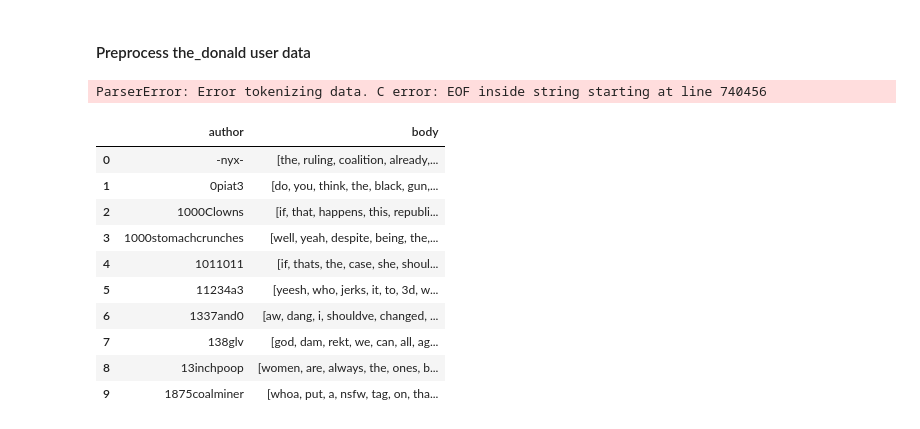
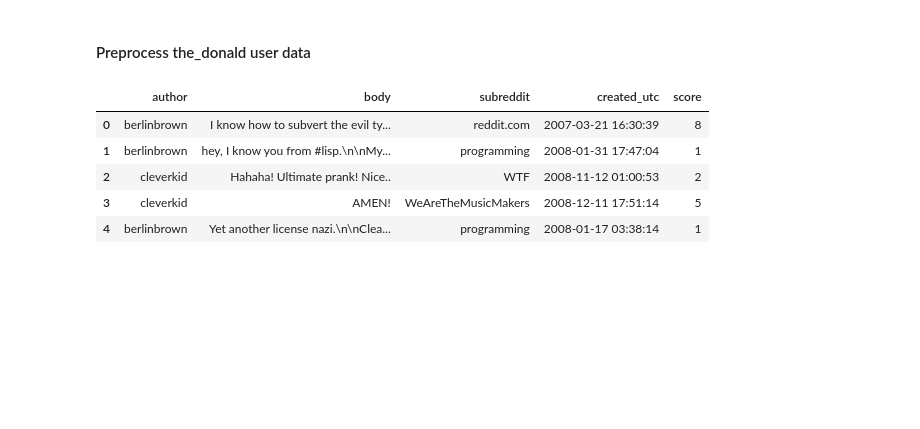
Before and after one commit to cttong/reddit_tracking, a Jupyter notebook: gen_subreddit_userfeatures.ipynb, the cells around one changed output. Saved outputs shown, nothing was run; the diff lists cells and outputs as text; code cells hidden in the pictures; blank space fills up the shorter version.

```diff
--- a/gen_subreddit_userfeatures.ipynb
+++ b/gen_subreddit_userfeatures.ipynb
@@ -6,42 +9,5 @@ import csv
 # %%
 #Load Data
 col_types = {'author': str, 'body':str, 'subreddit':str, 'created_utc':int, 'score': int}
-td_df = pd.read_csv('./data/user_histories/td_userhistdata_000000000001', dtype = col_types)
-#td_df = td_df.append(pd.read_csv('./data/user_histories/td_userhistdata_000000000001', dtype = col_types), ignore_index=True)
+td_df = pd.read_csv('./data/user_histories/td_userhistdata_000000000000', dtype = col_types)
+td_df = td_df.append(pd.read_csv('./data/user_histories/td_userhistdata_000000000001', dtype = col_types), ignore_index=True)
-# %% [output]
-ParserError: Error tokenizing data. C error: EOF inside string starting at line 740456
-# %%
-#Preprocess Data
-td_df = td_df[td_df['subreddit'] == 'The_Donald'] #Filter by relevant subreddit
-td_df = td_df[(td_df['created_utc'] >= 1454284800) & (td_df['created_utc'] < 1468540800)] #Filter by relevant time frame
-
-td_df = td_df.sort_values(['created_utc','author']).reset_index(drop=True) #Sort Data
-td_df['body'] = td_df['body'].apply(lambda x: str(x)) #fix exceptions [was reading as NaN instead of string]
-
-#Replace open parens with space (to account for hyperlink formatting on reddit)
-td_df['body'] = td_df['body'].apply(lambda x: x.replace(r"(","  "))
-td_df['body'] = td_df['body'].apply(lambda x: x.replace(r")","  "))
-# %%
-#Group data s.t. authors/bodies are grouped together
-td_df = td_df.groupby('author')['body'].apply(lambda x: "%s" % ' '.join(x)).reset_index()
-#This should result in 1 combined string per person (each person posts one "super post" made up of all their posts)
-
-#Import and utilize a function from Jack's script which roughly sanitizes input strings
-from fighting_words_py3 import basic_sanitize
-td_df['body'] = td_df['body'].apply(lambda x: basic_sanitize(x).split())
-
-#Replace all strings which start with "http" with a marker for hyperlinks
-td_df['body'] = td_df['body'].apply(lambda x: [i if i[0:4] != 'http' else '<HYPERLINK>' for i in x])
-td_df.head(10)
-# %% [output]
-|  | author | body |
-| 0 | -nyx- | [the, ruling, coalition, already,... |
-| 1 | 0piat3 | [do, you, think, the, black, gun,... |
-| 2 | 1000Clowns | [if, that, happens, this, republi... |
-| 3 | 1000stomachcrunches | [well, yeah, despite, being, the,... |
-| 4 | 1011011 | [if, thats, the, case, she, shoul... |
-| 5 | 11234a3 | [yeesh, who, jerks, it, to, 3d, w... |
-| 6 | 1337and0 | [aw, dang, i, shouldve, changed, ... |
-| 7 | 138glv | [god, dam, rekt, we, can, all, ag... |
-| 8 | 13inchpoop | [women, are, always, the, ones, b... |
-| 9 | 1875coalminer | [whoa, put, a, nsfw, tag, on, tha... |
@@ -50,0 +14,15 @@ td_df.to_csv('./data/language_models/td_preproc_langmodel.csv', index=False)
+# %%
+#Replace the single bot found in the file
+td_df = td_df[td_df['author'] != 'topredditbot'] # remove u/topredditbot
+td_df = td_df.append(pd.read_csv('./data/user_histories/td_userhistdata_replacement.csv', dtype = col_types), ignore_index =True)
+
+#Change Unix Time to DateTime
+td_df['created_utc'] = td_df['created_utc'].apply(lambda x: dt.datetime.fromtimestamp(x))
+td_df.head()
+# %% [output]
+|  | author | body | subreddit | created_utc | score |
+| 0 | berlinbrown | I know how to subvert the evil ty... | reddit.com | 2007-03-21 16:30:39 | 8 |
+| 1 | berlinbrown | hey, I know you from #lisp.\n\nMy... | programming | 2008-01-31 17:47:04 | 1 |
+| 2 | cleverkid | Hahaha! Ultimate prank! Nice.. | WTF | 2008-11-12 01:00:53 | 2 |
+| 3 | cleverkid | AMEN! | WeAreTheMusicMakers | 2008-12-11 17:51:14 | 5 |
+| 4 | berlinbrown | Yet another license nazi.\n\nClea... | programming | 2008-01-17 03:38:14 | 1 |
```
Also changed, not shown: parts of 33 cells of this notebook, 1 other file.
